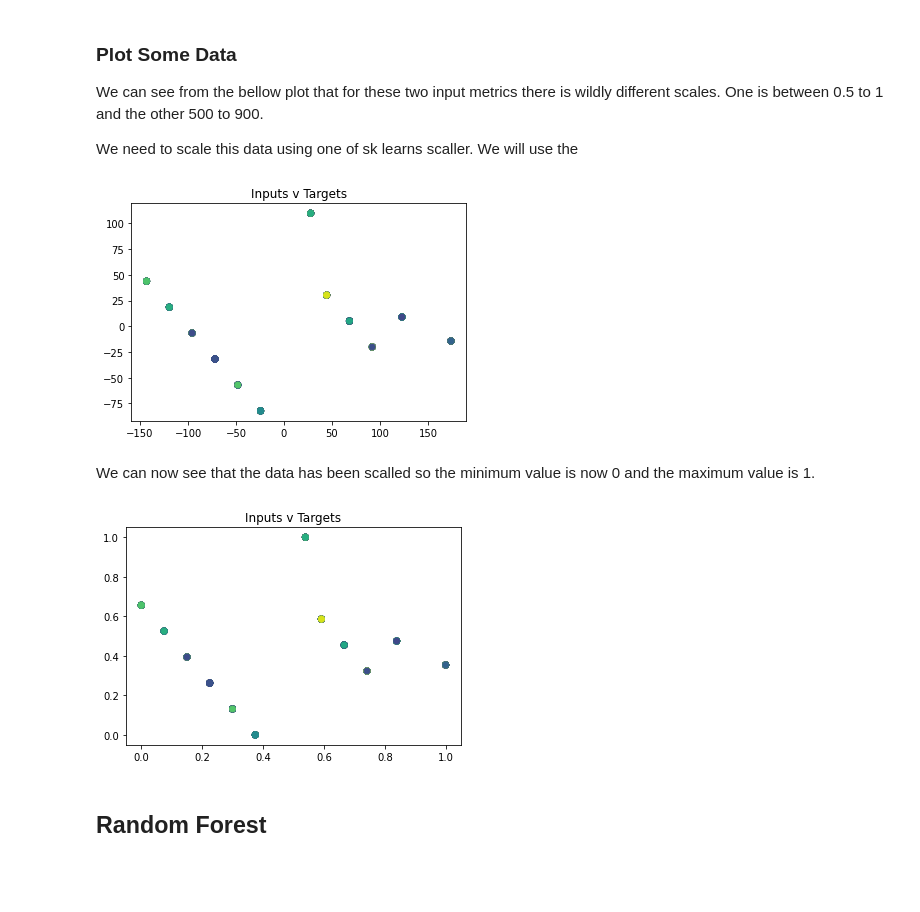
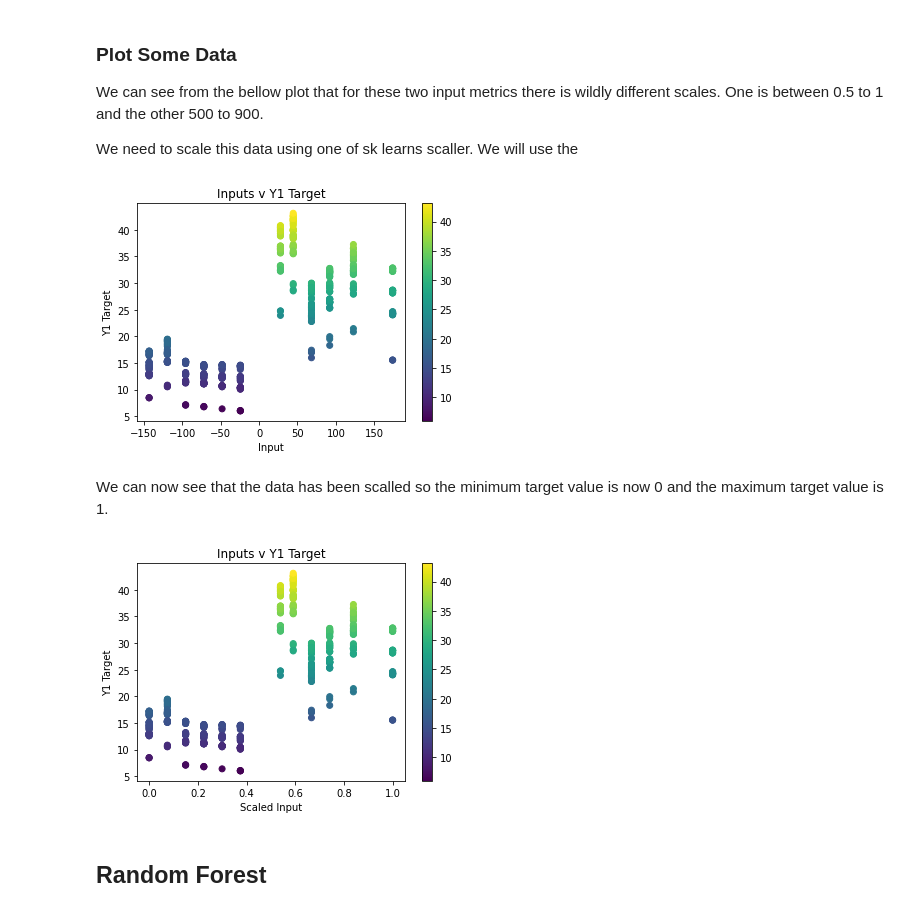
Before and after one commit to Dodecahedrane/COMP-2002-Assignment, a Jupyter notebook: Assignment Notebook.ipynb, the cells around one changed output. Saved outputs shown, nothing was run; the diff lists cells and outputs as text; code cells hidden in the pictures; blank space fills up the shorter version.

```diff
--- a/Assignment Notebook.ipynb
+++ b/Assignment Notebook.ipynb
@@ -94,8 +94,7 @@ We need to split the data into a training and testing set, we will have a test s
 # %%
 trainInputs, testInputs, trainTargets, testTargets = train_test_split(inputs,
                                                                           targets,
-                                                                          test_size=0.25,
-                                                                          random_state=42)
+                                                                          test_size=0.25)
 
 trainTargets_y1 = trainTargets[:,:1]
 trainTargets_y2 = trainTargets[:,1:]
@@ -163,7 +142,7 @@ Text(0, 0.5, 'Cumulative Explained Variance')
 
 We will now reduce the dimensionality of the data (both testing and training sets)
 # %%
-pca = PCA(4)
+pca = PCA(1)
 trainInputsPCA = pca.fit_transform(trainInputs)
 testInputsPCA = pca.fit_transform(testInputs)
 # %%
@@ -178,11 +157,14 @@ We can see from the bellow plot that for these two input metrics there is wildly
 We need to scale this data using one of sk learns scaller. We will use the
 # %%
 plt.figure()
-plt.scatter(trainInputsPCA[:,0], trainInputsPCA[:,1], c= trainTargets[:,0])
-plt.title("Inputs v Targets")
+plt.scatter(trainInputsPCA[:,0], trainTargets[:,:1], c= trainTargets[:,0])
+plt.title("Inputs v Y1 Target")
+plt.colorbar()
+plt.xlabel('Input')
+plt.ylabel('Y1 Target')
 plt.show()
 # %% [output]
-[figure, old version]
+[figure, new version]
 # %%
 scaler = MinMaxScaler()
 trainInputsScaled = scaler.fit_transform(trainInputsPCA)
@@ -190,11 +175,14 @@ testInputsScaled = scaler.fit_transform(testInputsPCA)
 # %% [markdown]
-We can now see that the data has been scalled so the minimum value is now 0 and the maximum value is 1.
+We can now see that the data has been scalled so the minimum target value is now 0 and the maximum target value is 1.
 # %%
 plt.figure()
-plt.scatter(trainInputsScaled[:,0], trainInputsScaled[:,1], c= trainTargets[:,0])
-plt.title("Inputs v Targets")
+plt.scatter(trainInputsScaled[:,0], trainTargets[:,:1], c= trainTargets[:,0])
+plt.title("Inputs v Y1 Target")
+plt.colorbar()
+plt.xlabel('Scaled Input')
+plt.ylabel('Y1 Target')
 plt.show()
 # %% [output]
-[figure, old version]
+[figure, new version]
 # %% [markdown]
 ## Random Forest
```
Also changed, not shown: parts of 26 cells of this notebook.
